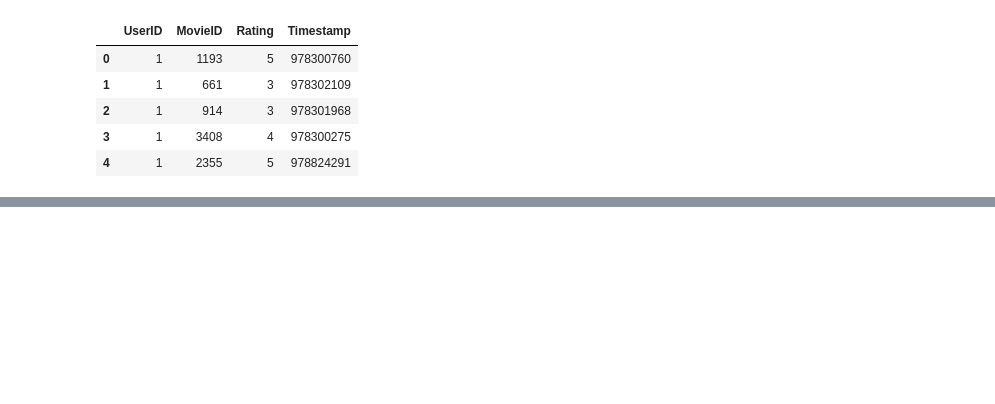
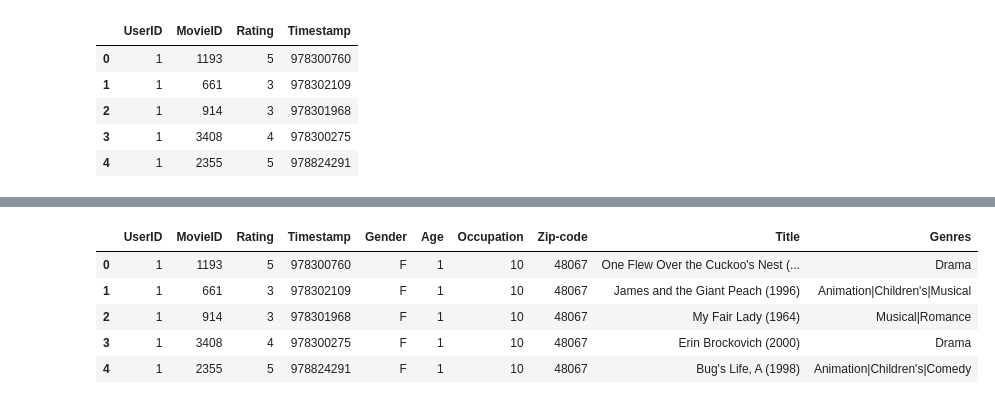
Before and after one commit to stevechengnyc/meta_learners, a Jupyter notebook: MovieLens_EconML_Uplift_Modeling_Final.ipynb, the cells around one changed output, grey strips where cells are left out. Saved outputs shown, nothing was run; the diff lists cells and outputs as text; code cells hidden in the pictures; blank space fills up the shorter version.

```diff
--- a/MovieLens_EconML_Uplift_Modeling_Final.ipynb
+++ b/MovieLens_EconML_Uplift_Modeling_Final.ipynb
@@ -194,0 +324,5 @@ ratings.head()
+# %%
+# Specify the encoding as 'latin-1' or 'ISO-8859-1' for the movies.dat file
+movies = pd.read_csv('ml-1m/ml-1m/movies.dat', sep='::', engine='python',
+                     names=['MovieID', 'Title', 'Genres'], encoding='latin-1')
+#df = ratings.merge(users, on='UserID').merge(movies, on='MovieID')
@@ -194,0 +344,3 @@ ratings.head()
+# %%
+df = ratings.merge(users, on = 'UserID').merge(movies, on = 'MovieID')
+df.head(2)
@@ -194,0 +423,4 @@ ratings.head()
+# %%
+df['Genres'] =df['Genres'].astype('category')
+df['Gender'] =df['Gender'].astype('category')
+df['Rating'] =df['Rating'].astype('category')
@@ -194,0 +462,9 @@ ratings.head()
+# %%
+df.head()
+# %% [output]
+|  | UserID | MovieID | Rating | Timestamp | Gender | Age | Occupation | Zip-code | Title | Genres |
+| 0 | 1 | 1193 | 5 | 978300760 | F | 1 | 10 | 48067 | One Flew Over the Cuckoo's Nest (... | Drama |
+| 1 | 1 | 661 | 3 | 978302109 | F | 1 | 10 | 48067 | James and the Giant Peach (1996) | Animation|Children's|Musical |
+| 2 | 1 | 914 | 3 | 978301968 | F | 1 | 10 | 48067 | My Fair Lady (1964) | Musical|Romance |
+| 3 | 1 | 3408 | 4 | 978300275 | F | 1 | 10 | 48067 | Erin Brockovich (2000) | Drama |
+| 4 | 1 | 2355 | 5 | 978824291 | F | 1 | 10 | 48067 | Bug's Life, A (1998) | Animation|Children's|Comedy |
```
Also changed, not shown: parts of 54 cells of this notebook.
